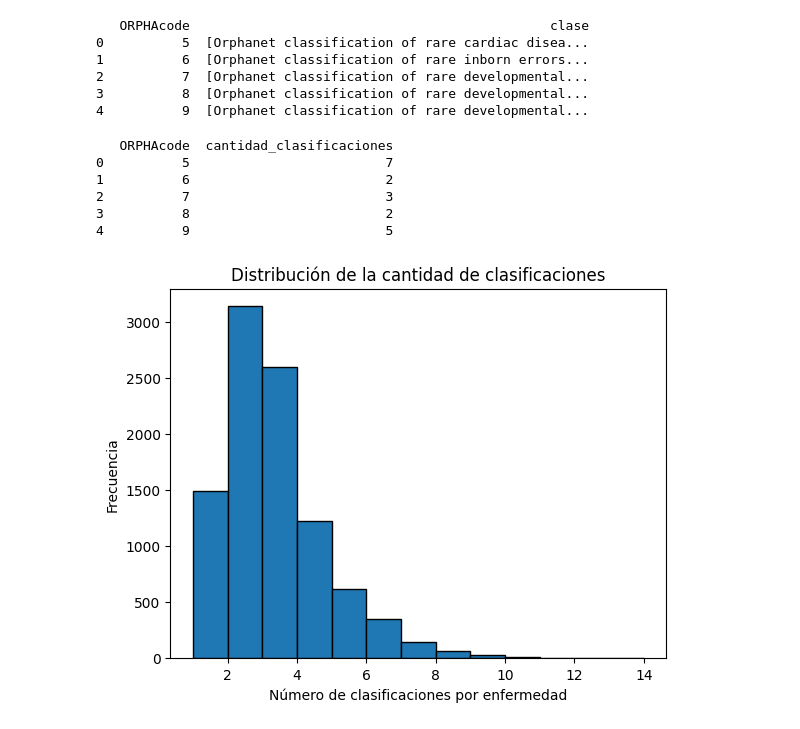
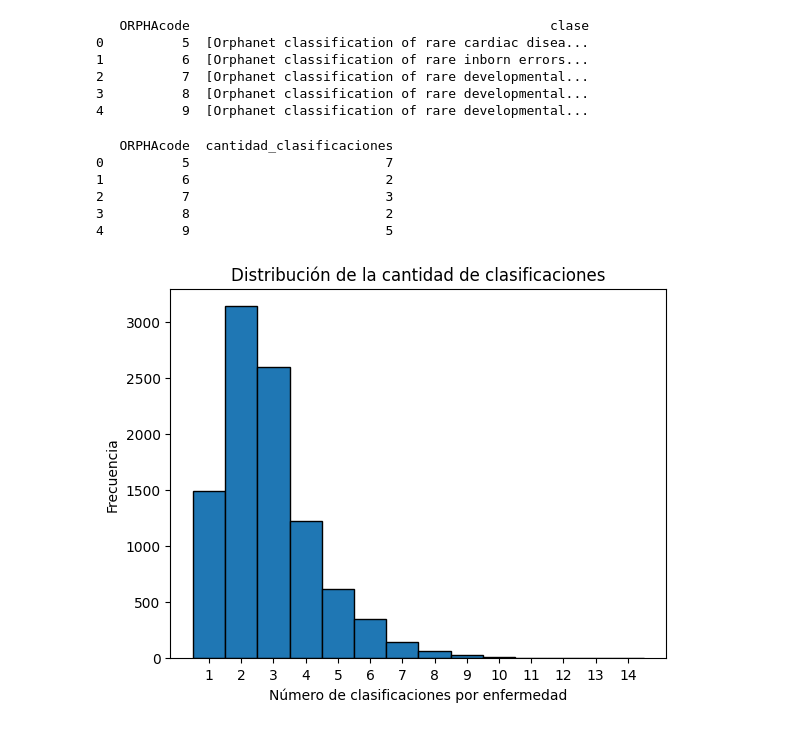
Before and after one commit to Muriburu/ITAcademy, a Jupyter notebook: Sprint 10 - Pràctica final/Code/Tratamiento_datos_Orphadata.ipynb, the cells around one changed output. Cells and saved outputs as stored; diff of their text form; code cells hidden in the pictures.

```diff
--- a/Sprint 10 - Pràctica final/Code/Tratamiento_datos_Orphadata.ipynb
+++ b/Sprint 10 - Pràctica final/Code/Tratamiento_datos_Orphadata.ipynb
@@ -556,6 +556,6 @@ print(len(clasificacion['clase'].unique()))
 35
 35
 # %%
-clasificacion.loc[:, "clase"] = clasificacion["clase"].str.replace(
-    "Orphanet classification of ", "", regex=False
-).str.capitalize()
+clasificacion.loc[:, "clase"] = clasificacion["clase"].str.replace("Orphanet classification of ", "").str.capitalize()
+#para cada fila de la col clase, sustituimos la primera parte por string vacío, y ponemos en mayúscula la primera letra
+clasificacion
@@ -603,22 +1073,25 @@ print(clasificaciones_agregadas.head())
 4          9  [Orphanet classification of rare developmental...
 # %%
 conteo_clasificacion = clasificacion.groupby('ORPHAcode').size().reset_index(name='cantidad_clasificaciones')
+# Crear bins enteros: desde 1 hasta el máximo valor + 1 para que matplotlib los interprete correctamente
+max_val = conteo_clasificacion['cantidad_clasificaciones'].max()
+bins = np.arange(1, max_val + 2)  # +2 porque el último bin es exclusivo
 
 print(conteo_clasificacion.head())
 
 # Opcional: Graficar la distribución del número de clasificaciones
-import matplotlib.pyplot as plt
 
-plt.hist(conteo_clasificacion['cantidad_clasificaciones'], bins=range(1, conteo_clasificacion['cantidad_clasificaciones'].max() + 1), edgecolor='black')
+plt.hist(conteo_clasificacion['cantidad_clasificaciones'], bins=bins, edgecolor='black', align='left')
 plt.xlabel('Número de clasificaciones por enfermedad')
 plt.ylabel('Frecuencia')
 plt.title('Distribución de la cantidad de clasificaciones')
+plt.xticks(bins[:-1])  # Mostrar solo los valores exactos
 plt.show()
 # %% [output]
    ORPHAcode  cantidad_clasificaciones
 0          5                         7
 1          6                         2
 2          7                         3
 3          8                         2
 4          9                         5
-[figure, old version]
+[figure, new version]
```
Also changed, not shown: parts of 40 cells of this notebook, 4 other files.
